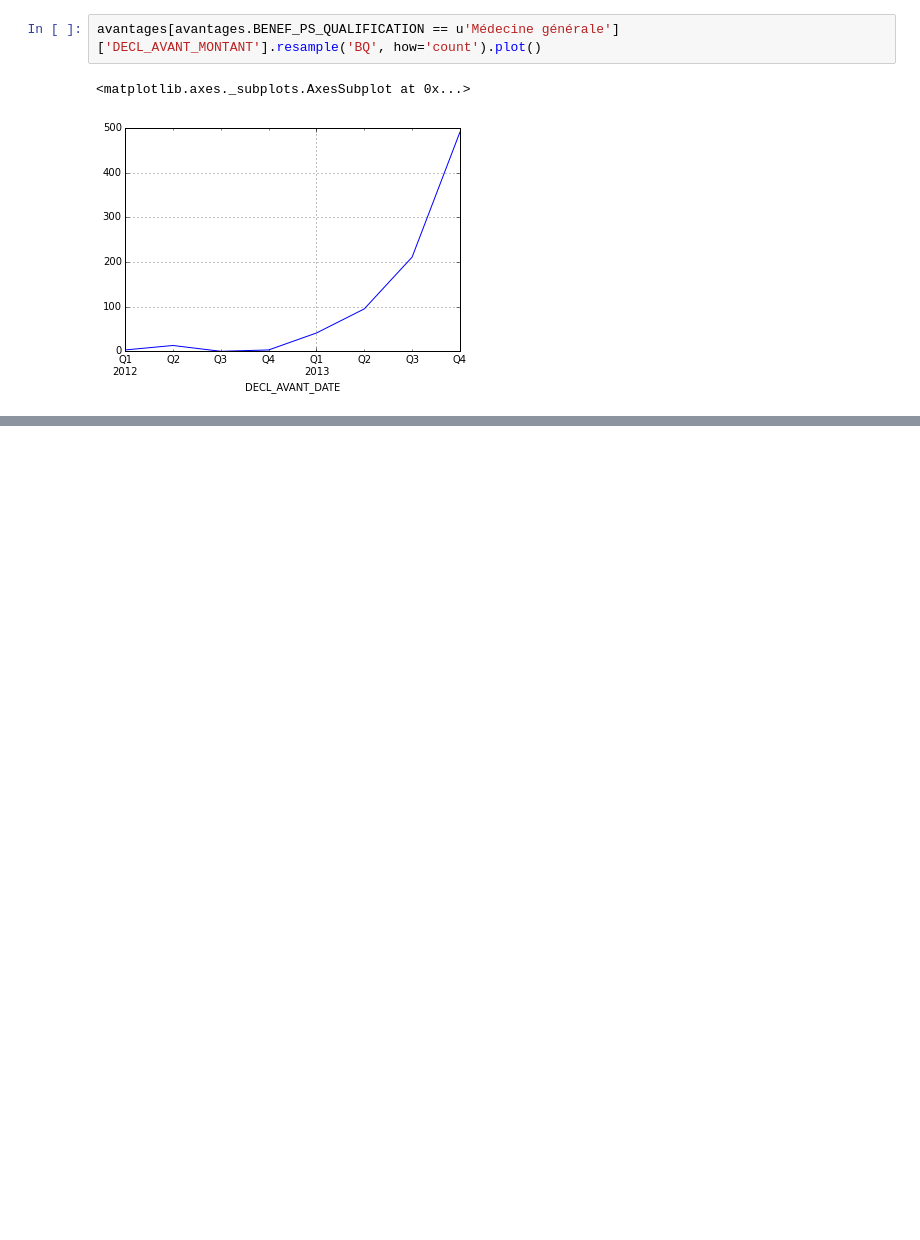
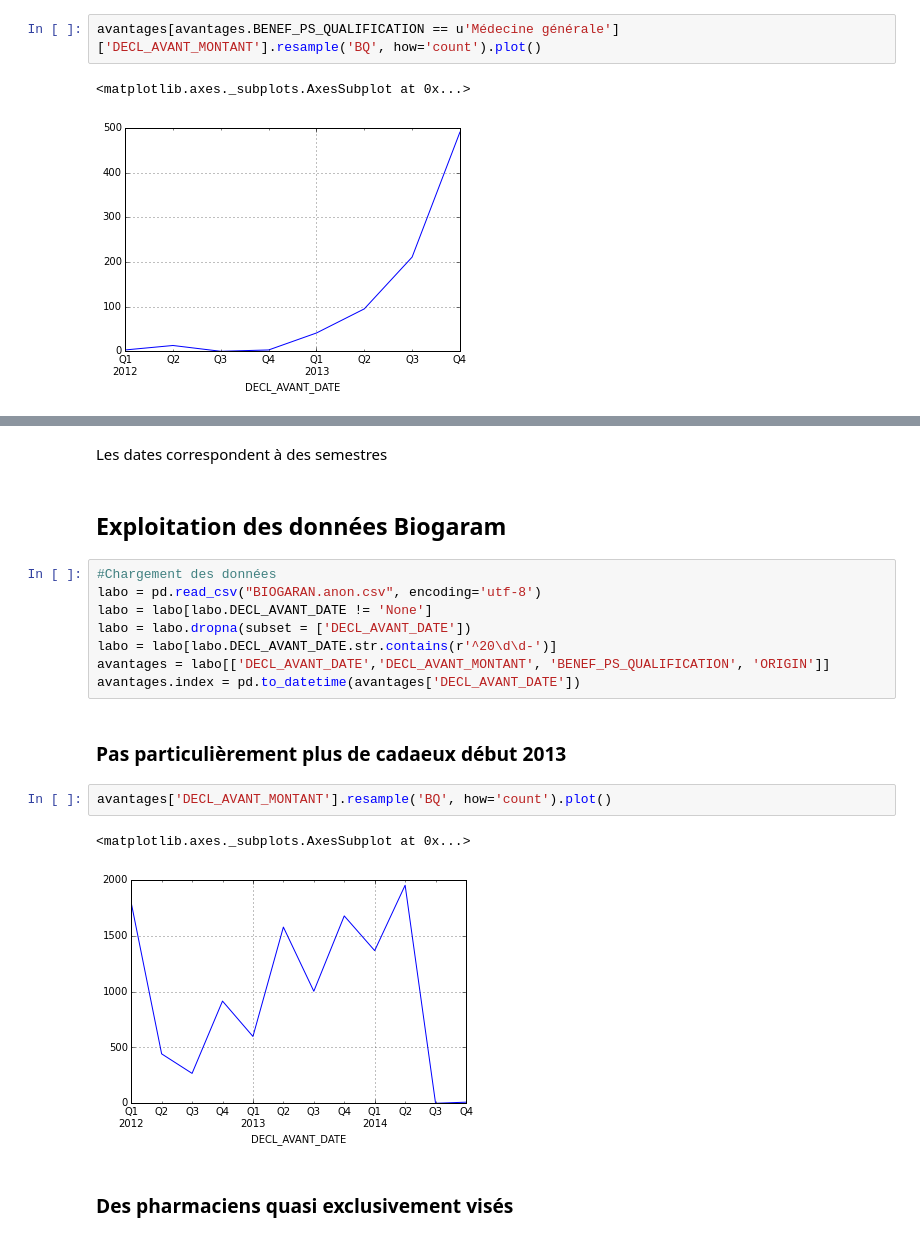
Before and after one commit to regardscitoyens/sunshine-data, a Jupyter notebook: exploitations/pilule/Pilule.ipynb, the cells around one changed output, grey strips where cells are left out. Cells and saved outputs as stored; diff of their text form; blank space fills up the shorter version.

```diff
--- a/exploitations/pilule/Pilule.ipynb
+++ b/exploitations/pilule/Pilule.ipynb
@@ -44,0 +107,21 @@ avantages[avantages.BENEF_PS_QUALIFICATION == u'Médecine générale']['DECL_AVA
+# %% [markdown]
+Les dates correspondent à des semestres
+# %% [markdown]
+## Exploitation des données Biogaram
+# %%
+#Chargement des données
+labo = pd.read_csv("BIOGARAN.anon.csv", encoding='utf-8')
+labo = labo[labo.DECL_AVANT_DATE != 'None']
+labo = labo.dropna(subset = ['DECL_AVANT_DATE'])
+labo = labo[labo.DECL_AVANT_DATE.str.contains(r'^20\d\d-')]
+avantages = labo[['DECL_AVANT_DATE','DECL_AVANT_MONTANT', 'BENEF_PS_QUALIFICATION', 'ORIGIN']]
+avantages.index = pd.to_datetime(avantages['DECL_AVANT_DATE'])
+# %% [markdown]
+### Pas particulièrement plus de cadaeux début 2013
+# %%
+avantages['DECL_AVANT_MONTANT'].resample('BQ', how='count').plot()
+# %% [output]
+<matplotlib.axes._subplots.AxesSubplot at 0x...>
+[figure, added]
+# %% [markdown]
+### Des pharmaciens quasi exclusivement visés
```
Also changed, not shown: parts of 42 cells of this notebook, 4 other files.
